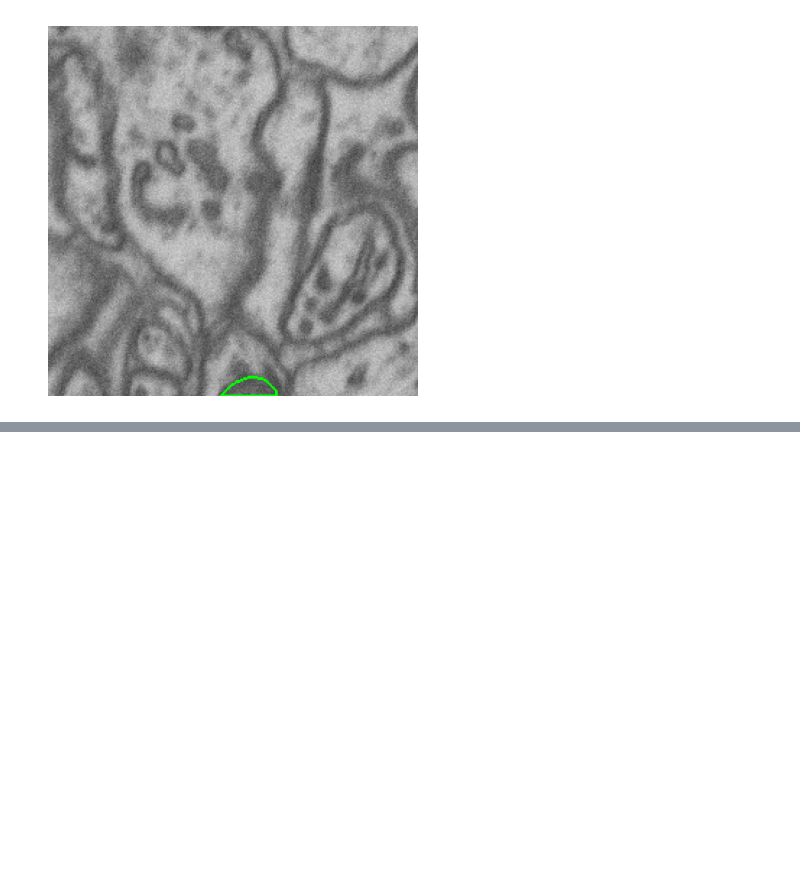
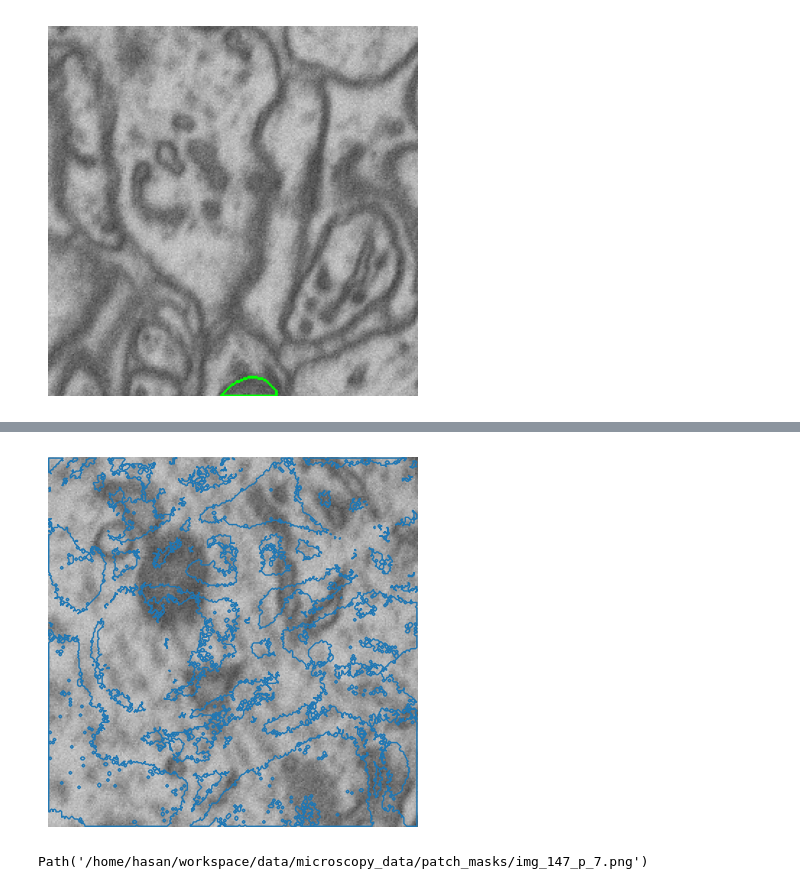
Before and after one commit to HasanGoni/yolo_v8_segmentation, a Jupyter notebook: nbs/02_viz_utils.ipynb, the cells around one changed output, grey strips where cells are left out. Drawn from its saved outputs; the diff is of its cells as text; code cells hidden in the pictures; blank space fills up the shorter version.

Commit message:
data prep extended

```diff
--- a/nbs/02_viz_utils.ipynb
+++ b/nbs/02_viz_utils.ipynb
@@ -133,0 +174,4 @@ overlay_mask_border_on_image(s_img, s_msk)
+# %%
+yolo_mask_path = Path(r'/home/hasan/workspace/data/microscopy_data/yolo_dataset_train')
+im_path = Path(r'/home/hasan/workspace/data/microscopy_data/patch_images/')
+yolo_mask_path.ls(), im_path.ls()
@@ -133,0 +181,35 @@ overlay_mask_border_on_image(s_img, s_msk)
+# %%
+
+r_idx = np.random.choice(len(im_path.ls()), 1)[0]
+sn_img = im_path.ls()[r_idx]
+image = cv2.imread(f'{sn_img}')
+image = cv2.cvtColor(image, cv2.COLOR_BGR2RGB)
+rgb_img = image
+
+image_height, image_width, _ = rgb_img.shape
+fig, ax = plt.subplots(1)
+ax.imshow(rgb_img)
+colors=None
+if colors is None:
+        colors = plt.cm.get_cmap('tab10')
+ax.axis('off')
+with open(yolo_mask_path.ls()[r_idx], 'r') as f:
+    for line in f:
+        parts = line.strip().split()
+        color = colors(category_id %10)
+        category_id = int(parts[0])
+        polygon = [float(coord) for coord in parts[1:]]
+        polygon = [coord * image_width if i % 2 == 0 else coord * image_height for i, coord in enumerate(polygon)]
+            # Reshape into (num_points, 2) array
+        polygon = [(polygon[i], polygon[i+1]) for i in range(0, len(polygon), 2)]
+        patch = patches.Polygon(polygon, closed=True, edgecolor=color, fill=False)
+            # Add the patch to the plot to display the annotated region
+        ax.add_patch(patch)
+# %% [output]
+[figure, added]
+# %%
+mask_path = Path(r'/home/hasan/workspace/data/microscopy_data/patch_masks')
+sn_msk = mask_path.ls()[0]
+sn_msk
+# %% [output]
+Path('/home/hasan/workspace/data/microscopy_data/patch_masks/img_147_p_7.png')
```
Also changed, not shown: parts of 7 cells of this notebook, 1 other file.
